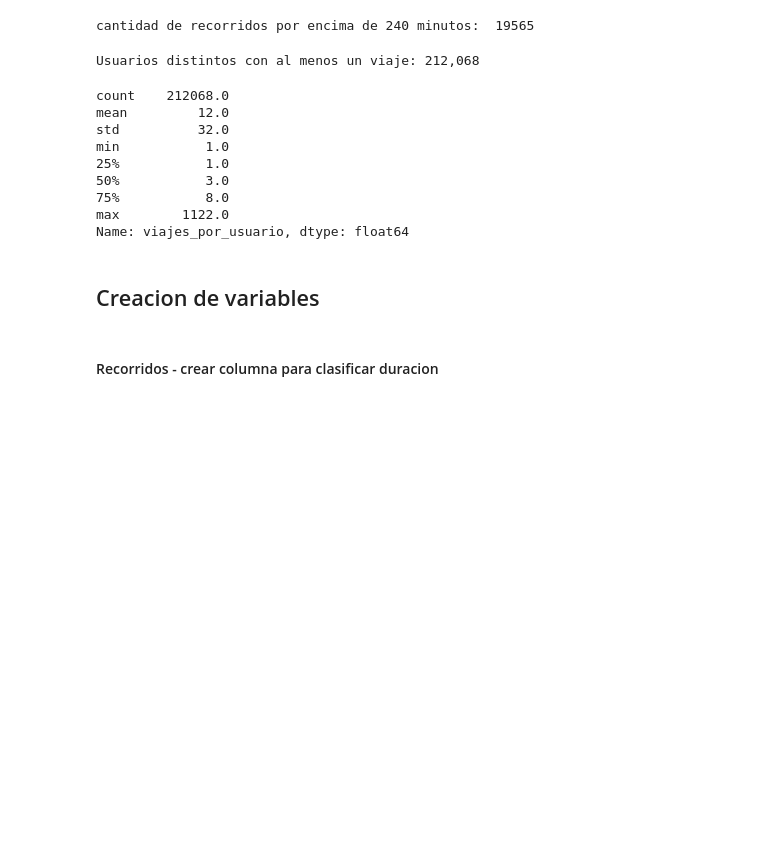
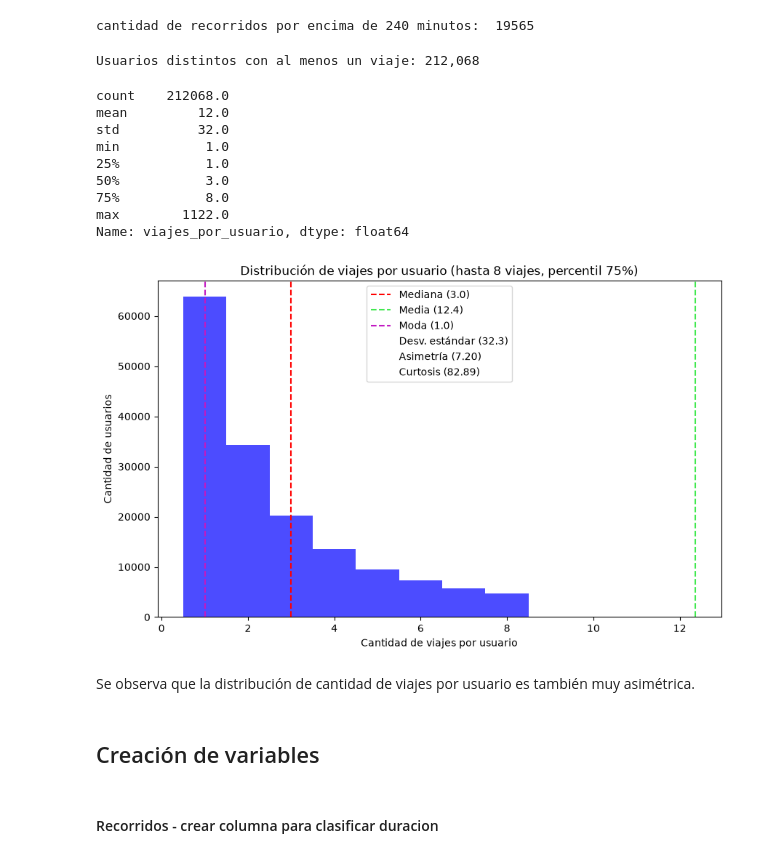
Before and after one commit to brigere/data-anlysis-ceia, a Jupyter notebook: tp_final_2026.ipynb, the cells around one changed output. Cells and saved outputs as stored; diff of their text form; code cells hidden in the pictures; blank space fills up the shorter version.

```diff
--- a/tp_final_2026.ipynb
+++ b/tp_final_2026.ipynb
@@ -504,23 +488,40 @@ print("cantidad de recorridos por encima de 240 minutos: ", (duracion > 120).sum
 cantidad de recorridos por encima de 240 minutos:  19565
 # %%
 # --- A. Cuantitativa discreta (derivada): cantidad de viajes por usuario ---
-viajes_por_usuario = df_recorridos.groupby("id_usuario").size().rename("viajes_por_usuario")
+viajes_por_usuario = df_recorridos.groupby("id_usuario", observed=True).size().rename("viajes_por_usuario")
 
 print(f"Usuarios distintos con al menos un viaje: {viajes_por_usuario.shape[0]:,}")
-viajes_por_usuario.describe().round()
+display(viajes_por_usuario.describe().round())
+
+# la distribucion es muy asimetrica (max = 1122), se grafica hasta el percentil 75
+# para que el grafico sea legible
+percentil = 0.75
+limite_viajes = int(viajes_por_usuario.quantile(percentil))
+
+plot_histograma_estadisticos(
+    viajes_por_usuario,
+    bins=limite_viajes,
+    rango=(0.5, limite_viajes + 0.5),
+    titulo=f'Distribución de viajes por usuario (hasta {limite_viajes} viajes, percentil {percentil:.0%})',
+    xlabel='Cantidad de viajes por usuario',
+    ylabel='Cantidad de usuarios',
+)
 # %% [output]
 Usuarios distintos con al menos un viaje: 212,068
 count    212068.0
 mean         12.0
 std          32.0
 min           1.0
 25%           1.0
 50%           3.0
 75%           8.0
 max        1122.0
 Name: viajes_por_usuario, dtype: float64
+[figure, added]
+# %% [markdown]
+Se observa que la distribución de cantidad de viajes por usuario es también muy asimétrica.
 # %% [markdown]
-## Creacion de variables
+## Creación de variables
 # %% [markdown]
 #### Recorridos - crear columna para clasificar duracion
 # %%
```
Also changed, not shown: parts of 6 cells of this notebook, 1 other file.
